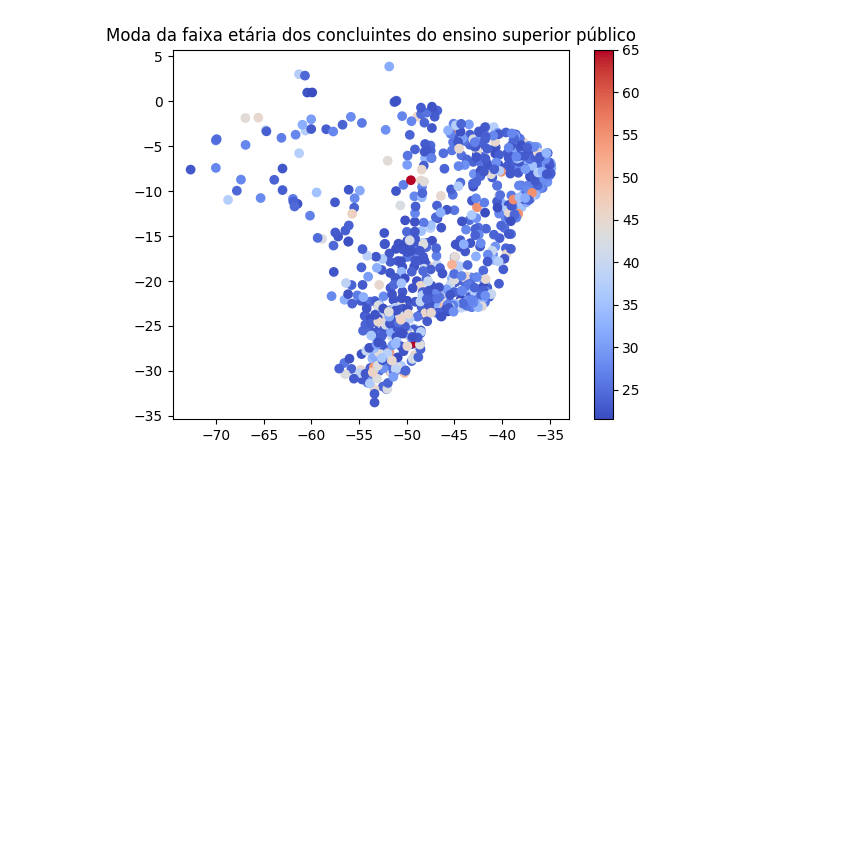
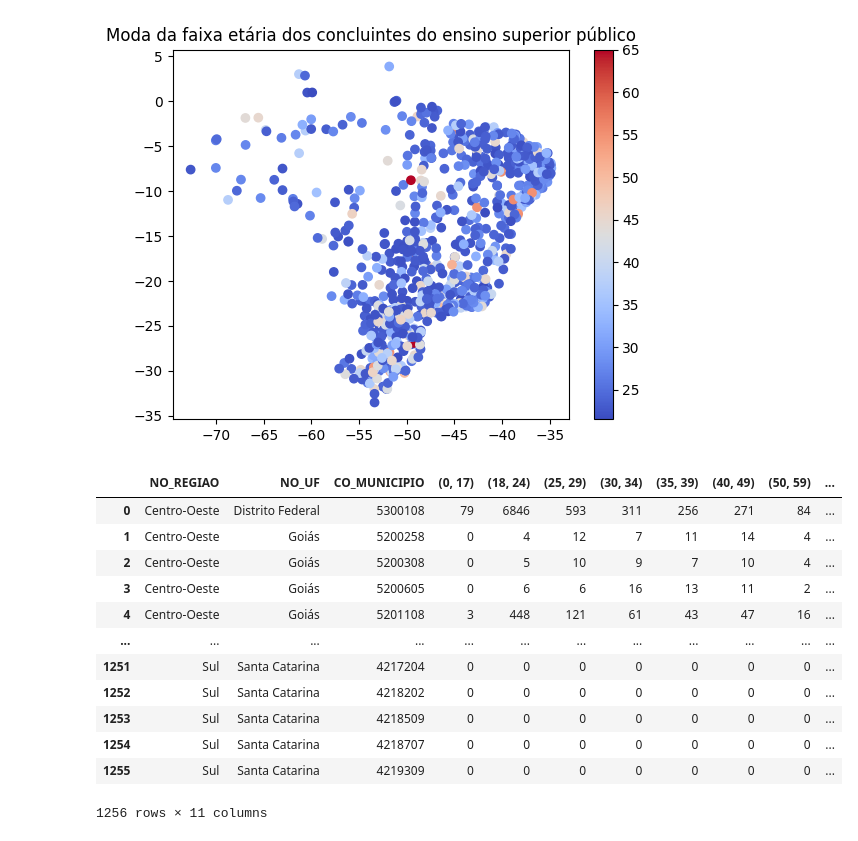
Before and after one commit to jvttr/AnaliseEnsinoSuperiorPublico, a Jupyter notebook: notebooks/analise.ipynb, the cells around one changed output. Cells and saved outputs as stored; diff of their text form; code cells hidden in the pictures; blank space fills up the shorter version.

Commit message:
Implementado o metodo Media para faixa etaria

```diff
--- a/notebooks/analise.ipynb
+++ b/notebooks/analise.ipynb
@@ -104,10 +104,9 @@ class Individuo:
         return limite_inferior+((variacao_anterior*amplitude)/denominador) if (variacao_anterior+variacao_posterior > 0) else 0
 
     def Media(self, local, variavelAgrupamento):
-        print(self.faixa_etaria.columns)
-        valor_medio = [(tupla[1]+1+tupla[0])/2 for tupla in self.faixa_etaria.columns]
+        valor_medio = [(int(tupla[1])+1+int(tupla[0]))/2 for tupla in self.faixa_etaria.groupby(variavelAgrupamento).sum().columns]
         faixa_etaria = self.faixa_etaria.groupby(variavelAgrupamento).sum().loc[self.faixa_etaria.groupby(variavelAgrupamento).sum().index == local].values[0]
-        return sum([x*y for x,y in zip(valor_medio, faixa_etaria)])/sum(faixa_etaria)
+        return sum([x*y for x,y in zip(valor_medio, faixa_etaria)])/sum(faixa_etaria) if (sum(faixa_etaria) > 0) else 0
 # %%
 dados = Dados()
 dados.importaDados("MICRODADOS_CADASTRO_CURSOS_2020.CSV")
@@ -201,0 +199,18 @@ matplotlib.pyplot.colorbar()
+# %%
+ingressantes.faixa_etaria['media'] =  ingressantes.faixa_etaria.CO_MUNICIPIO.apply(lambda x: ingressantes.Media(x, 'CO_MUNICIPIO'))
+ingressantes.faixa_etaria.merge(dados.municipios.rename(columns={'codigo_ibge':'CO_MUNICIPIO'}), on = 'CO_MUNICIPIO', how = 'left').to_csv(join(Path(getcwd()).parent,'exportacoes','ingressantesMedia.csv'), sep =';', index=False)
+mapaFaixaEtariaIngressantesMedia = pd.read_csv(join(Path(getcwd()).parent, 'exportacoes','ingressantesMedia.csv'), sep = ";")
+# %% [output]
+|  | NO_REGIAO | NO_UF | CO_MUNICIPIO | (0, 17) | (18, 24) | (25, 29) | (30, 34) | (35, 39) | (40, 49) | (50, 59) | ... |
+| 0 | Centro-Oeste | Distrito Federal | 5300108 | 79 | 6846 | 593 | 311 | 256 | 271 | 84 | ... |
+| 1 | Centro-Oeste | Goiás | 5200258 | 0 | 4 | 12 | 7 | 11 | 14 | 4 | ... |
+| 2 | Centro-Oeste | Goiás | 5200308 | 0 | 5 | 10 | 9 | 7 | 10 | 4 | ... |
+| 3 | Centro-Oeste | Goiás | 5200605 | 0 | 6 | 6 | 16 | 13 | 11 | 2 | ... |
+| 4 | Centro-Oeste | Goiás | 5201108 | 3 | 448 | 121 | 61 | 43 | 47 | 16 | ... |
+| ... | ... | ... | ... | ... | ... | ... | ... | ... | ... | ... | ... |
+| 1251 | Sul | Santa Catarina | 4217204 | 0 | 0 | 0 | 0 | 0 | 0 | 0 | ... |
+| 1252 | Sul | Santa Catarina | 4218202 | 0 | 0 | 0 | 0 | 0 | 0 | 0 | ... |
+| 1253 | Sul | Santa Catarina | 4218509 | 0 | 0 | 0 | 0 | 0 | 0 | 0 | ... |
+| 1254 | Sul | Santa Catarina | 4218707 | 0 | 0 | 0 | 0 | 0 | 0 | 0 | ... |
+| 1255 | Sul | Santa Catarina | 4219309 | 0 | 0 | 0 | 0 | 0 | 0 | 0 | ... |
+1256 rows × 11 columns
```
Also changed, not shown: parts of 5 cells of this notebook.
